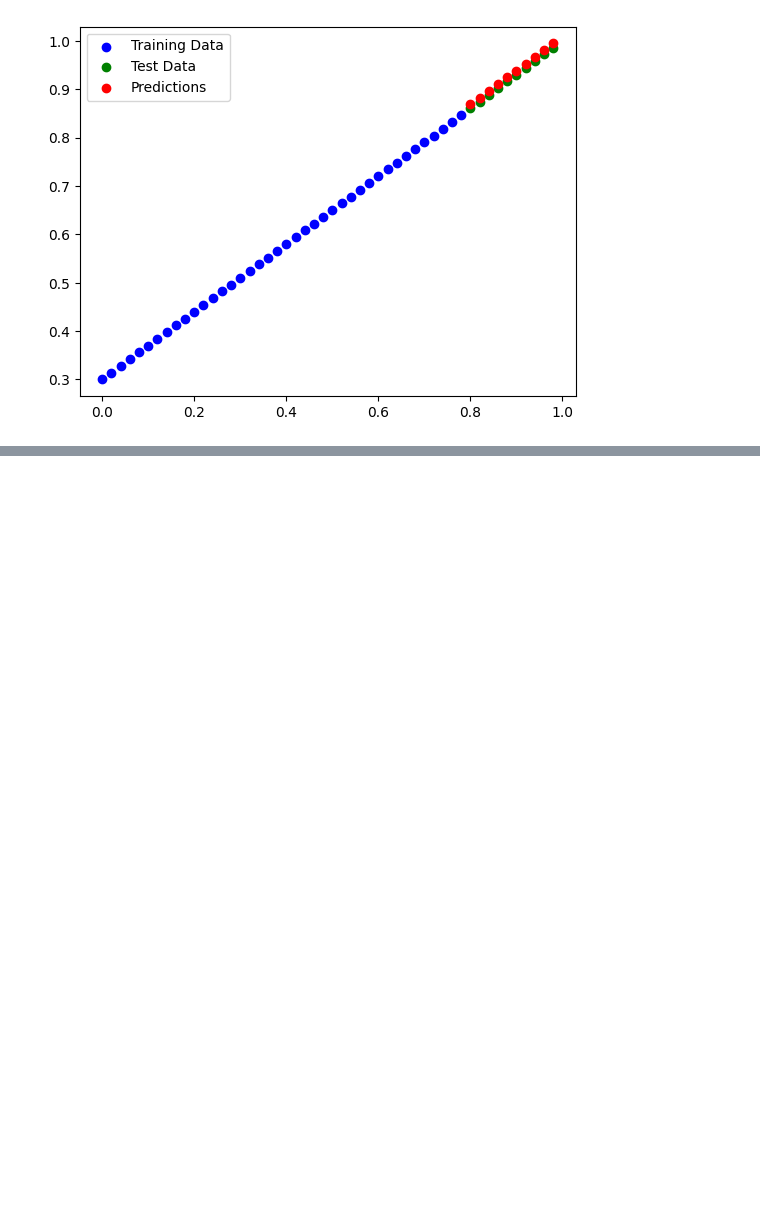
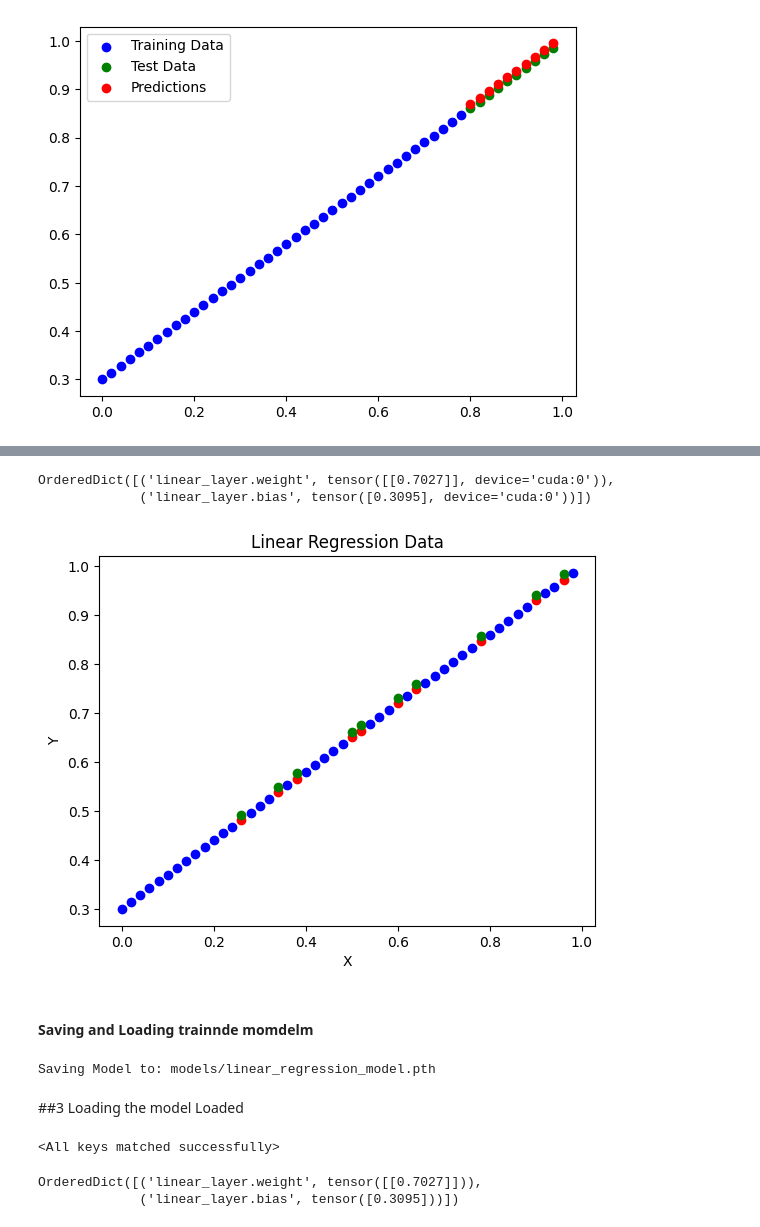
Before and after one commit to Alokiitdh/PyTorch, a Jupyter notebook: 01PyTorch_Workflow.ipynb, the cells around one changed output, grey strips where cells are left out. Drawn from its saved outputs; the diff is of its cells as text; code cells hidden in the pictures; blank space fills up the shorter version.

```diff
--- a/01PyTorch_Workflow.ipynb
+++ b/01PyTorch_Workflow.ipynb
@@ -328,0 +477,3 @@ plt.show()
+# %%
+Loss = nn.L1Loss()
+optimizer = torch.optim.SGD(params = model.parameters(), lr = 0.01)
@@ -328,0 +537,54 @@ plt.show()
+# %%
+model.state_dict()
+# %% [output]
+OrderedDict([('linear_layer.weight', tensor([[0.7027]], device='cuda:0')),
+             ('linear_layer.bias', tensor([0.3095], device='cuda:0'))])
+# %%
+# Predictions
+
+X_train = X_train.cpu()
+Y_train = Y_train.cpu()
+X_test = X_test.cpu()
+Y_test = Y_test.cpu()
+test_preds = test_preds.cpu()
+plt.scatter(X_train, Y_train, c = 'b', label = 'Training Data')
+plt.scatter(X_test, Y_test, c = 'r', label = 'Test Data')
+plt.scatter(X_test, test_preds, c = 'g', label = 'Predictions')
+plt.title('Linear Regression Data')
+plt.xlabel('X')
+plt.ylabel('Y')
+plt.show()
+# %% [output]
+[figure, added]
+# %% [markdown]
+#### Saving and Loading trainnde momdelm
+# %%
+from pathlib import Path
+
+# 1. Create model directory
+
+MODEL_PATH =Path('models')
+MODEL_PATH.mkdir(parents=True, exist_ok=True)
+
+# 2. Create Model Save PAth
+MODEL_NAME = 'linear_regression_model.pth'
+MODEL_SAVE_PATH = MODEL_PATH / MODEL_NAME
+
+print(f'Saving Model to: {MODEL_SAVE_PATH}')
+torch.save(obj = model.state_dict(),
+           f = MODEL_SAVE_PATH)
+# %% [output]
+Saving Model to: models/linear_regression_model.pth
+# %% [markdown]
+##3 Loading the model
+Loaded
+# %%
+LoadModel = LinearModel()
+LoadModel.load_state_dict(torch.load(MODEL_SAVE_PATH))
+# %% [output]
+<All keys matched successfully>
+# %%
+LoadModel.state_dict()
+# %% [output]
+OrderedDict([('linear_layer.weight', tensor([[0.7027]])),
+             ('linear_layer.bias', tensor([0.3095]))])
```
Also changed, not shown: parts of 37 cells of this notebook.
